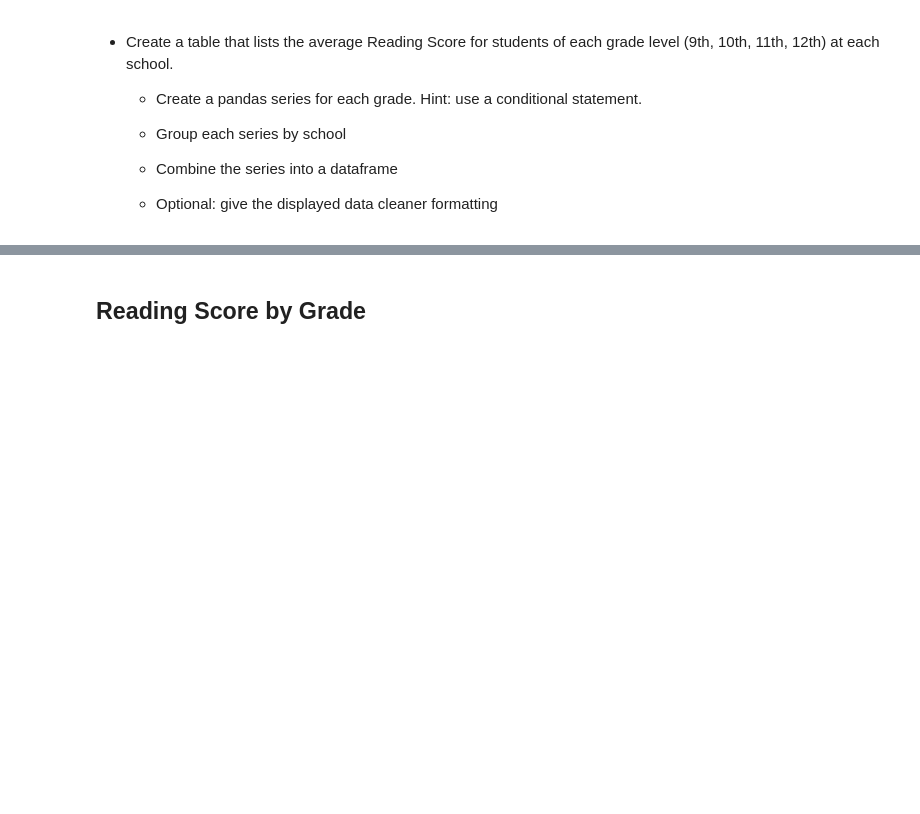
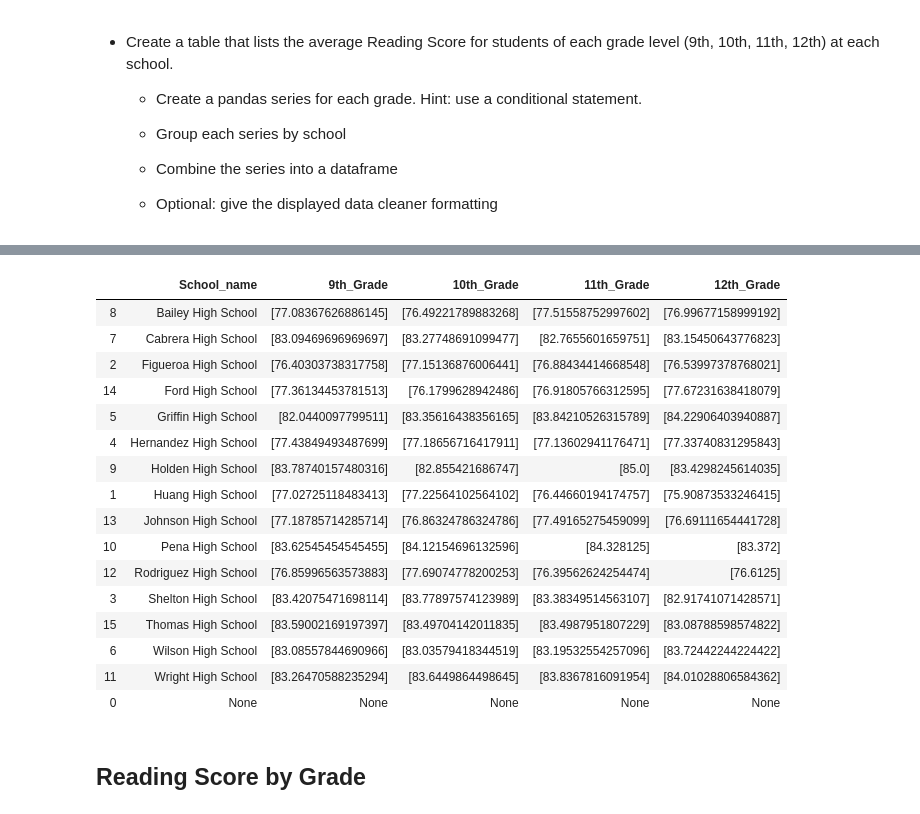
Before and after one commit to eobianyor/pandas-challenge, a Jupyter notebook: PyCitySchools/PyCitySchools_starter.ipynb, the cells around one changed output, grey strips where cells are left out. Saved outputs shown, nothing was run; the diff lists cells and outputs as text; code cells hidden in the pictures; blank space fills up the shorter version.

Commit message:
Working through the scores by school spending

```diff
--- a/PyCitySchools/PyCitySchools_starter.ipynb
+++ b/PyCitySchools/PyCitySchools_starter.ipynb
@@ -270,3 +241,39 @@ math_grade_sch_df
+# %%
+sorted_school_and_student_data_complete_df = school_and_student_data_complete.sort_values('school_name')
+schoolList = (school_and_student_data_complete['school_name'].unique())
+gradeList = (school_and_student_data_complete['grade'].unique())
+Sch_names_list = [[]]
+grade_av_list = [[]]
+
+# Create loop to get math scores from each school by grade and put in a list
+for names in schoolList:
+    for grades in gradeList:
+        indv_school_df = sorted_school_and_student_data_complete_df[(sorted_school_and_student_data_complete_df.school_name==names) & (sorted_school_and_student_data_complete_df.grade==grades) ]
+        grade_av_list.append([indv_school_df['math_score'].mean()])
+    Sch_names_list.append([names, grade_av_list[1], grade_av_list[2], grade_av_list[3], grade_av_list[4]])
+    grade_av_list = [[]]
+
+# Create a math scores by school by grade data frame
+math_Scores_Sch_Grd_df = pd.DataFrame(Sch_names_list, columns=["School_name", "9th_Grade", "10th_Grade", "11th_Grade", "12th_Grade"])
+math_Scores_Sch_Grd_df.sort_values('School_name')
+# %% [output]
+|  | School_name | 9th_Grade | 10th_Grade | 11th_Grade | 12th_Grade |
+| 8 | Bailey High School | [77.08367626886145] | [76.49221789883268] | [77.51558752997602] | [76.99677158999192] |
+| 7 | Cabrera High School | [83.09469696969697] | [83.27748691099477] | [82.7655601659751] | [83.15450643776823] |
+| 2 | Figueroa High School | [76.40303738317758] | [77.15136876006441] | [76.88434414668548] | [76.53997378768021] |
+| 14 | Ford High School | [77.36134453781513] | [76.1799628942486] | [76.91805766312595] | [77.67231638418079] |
+| 5 | Griffin High School | [82.0440097799511] | [83.35616438356165] | [83.84210526315789] | [84.22906403940887] |
+| 4 | Hernandez High School | [77.43849493487699] | [77.18656716417911] | [77.13602941176471] | [77.33740831295843] |
+| 9 | Holden High School | [83.78740157480316] | [82.855421686747] | [85.0] | [83.4298245614035] |
+| 1 | Huang High School | [77.02725118483413] | [77.22564102564102] | [76.44660194174757] | [75.90873533246415] |
+| 13 | Johnson High School | [77.18785714285714] | [76.86324786324786] | [77.49165275459099] | [76.69111654441728] |
+| 10 | Pena High School | [83.62545454545455] | [84.12154696132596] | [84.328125] | [83.372] |
+| 12 | Rodriguez High School | [76.85996563573883] | [77.69074778200253] | [76.39562624254474] | [76.6125] |
+| 3 | Shelton High School | [83.42075471698114] | [83.77897574123989] | [83.38349514563107] | [82.91741071428571] |
+| 15 | Thomas High School | [83.59002169197397] | [83.49704142011835] | [83.4987951807229] | [83.08788598574822] |
+| 6 | Wilson High School | [83.08557844690966] | [83.03579418344519] | [83.19532554257096] | [83.72442244224422] |
+| 11 | Wright High School | [83.26470588235294] | [83.6449864498645] | [83.8367816091954] | [84.01028806584362] |
+| 0 | None | None | None | None | None |
 # %% [markdown]
 ## Reading Score by Grade
 # %% [markdown]
```
Also changed, not shown: parts of 6 cells of this notebook.
